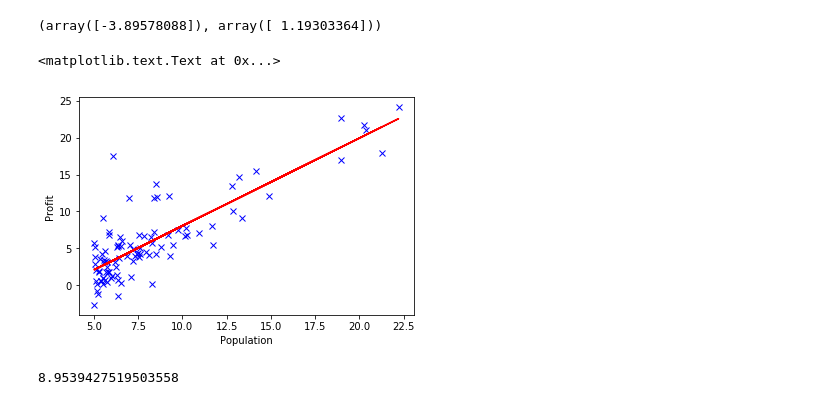
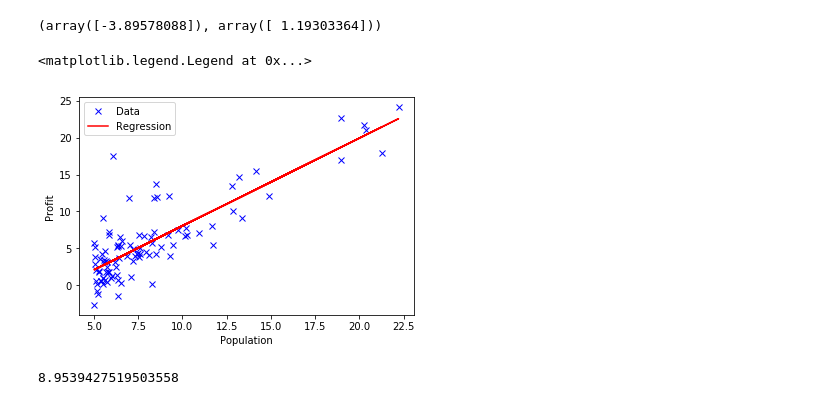
Before and after one commit to krasserm/machine-learning-notebooks, a Jupyter notebook: ml-ex1.ipynb, the cells around one changed output. Saved outputs shown, nothing was run; the diff lists cells and outputs as text; code cells hidden in the pictures.

```diff
--- a/ml-ex1.ipynb
+++ b/ml-ex1.ipynb
@@ -16,14 +22,14 @@ from sklearn import preprocessing, linear_model
 data = np.loadtxt('data/ml-ex1/ex1data1.txt', delimiter=',')
 # %%
-# Separate feature (x) from target (y)
-x, y = np.hsplit(data, 2)
+# Separate features (x) from target (y)
+X, y = np.hsplit(data, 2)
 # %%
 # Number of samples
 m = y.size
 # %%
-# Run linear regression
-model = linear_model.LinearRegression()
-model.fit(x, y)
+# Fit a linear regression model (without regularization)
+model = LinearRegression()
+model.fit(X, y)
 # %% [output]
 LinearRegression(copy_X=True, fit_intercept=True, n_jobs=1, normalize=False)
 # %%
@@ -38,9 +41,11 @@ Theta = np.vstack([model.intercept_, model.coef_.T])
 # %%
-plt.plot(x, y, 'bx')
-plt.plot(x, model.predict(x), 'r-')
+# Plot data and regression line
+plt.plot(X, y, 'bx', label='Data')
+plt.plot(X, model.predict(X), 'r-', label='Regression')
 plt.xlabel('Population')
 plt.ylabel('Profit')
+plt.legend()
 # %% [output]
-<matplotlib.text.Text at 0x...>
+<matplotlib.legend.Legend at 0x...>
-[figure, old version]
+[figure, new version]
 # %%
```
Also changed, not shown: parts of 41 cells of this notebook.
